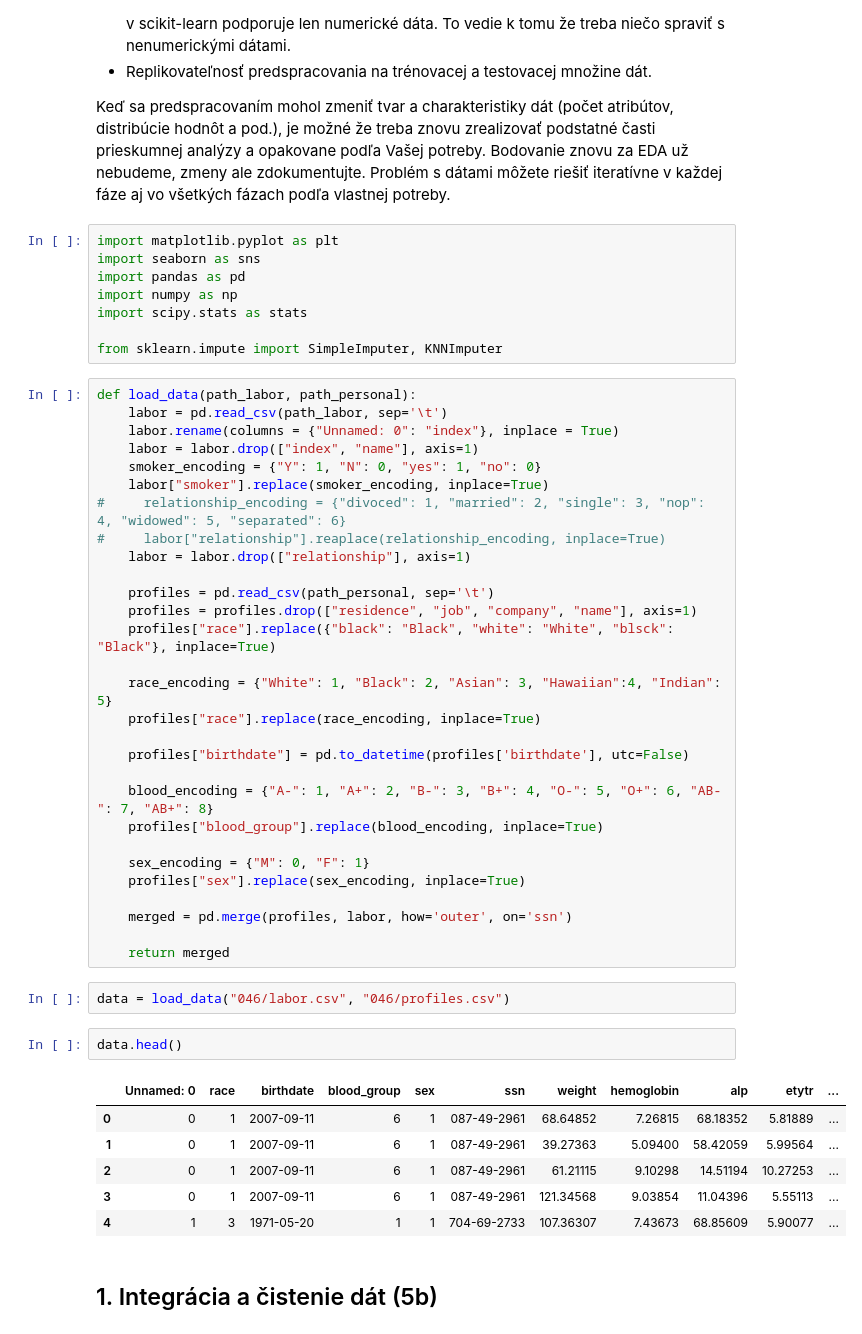
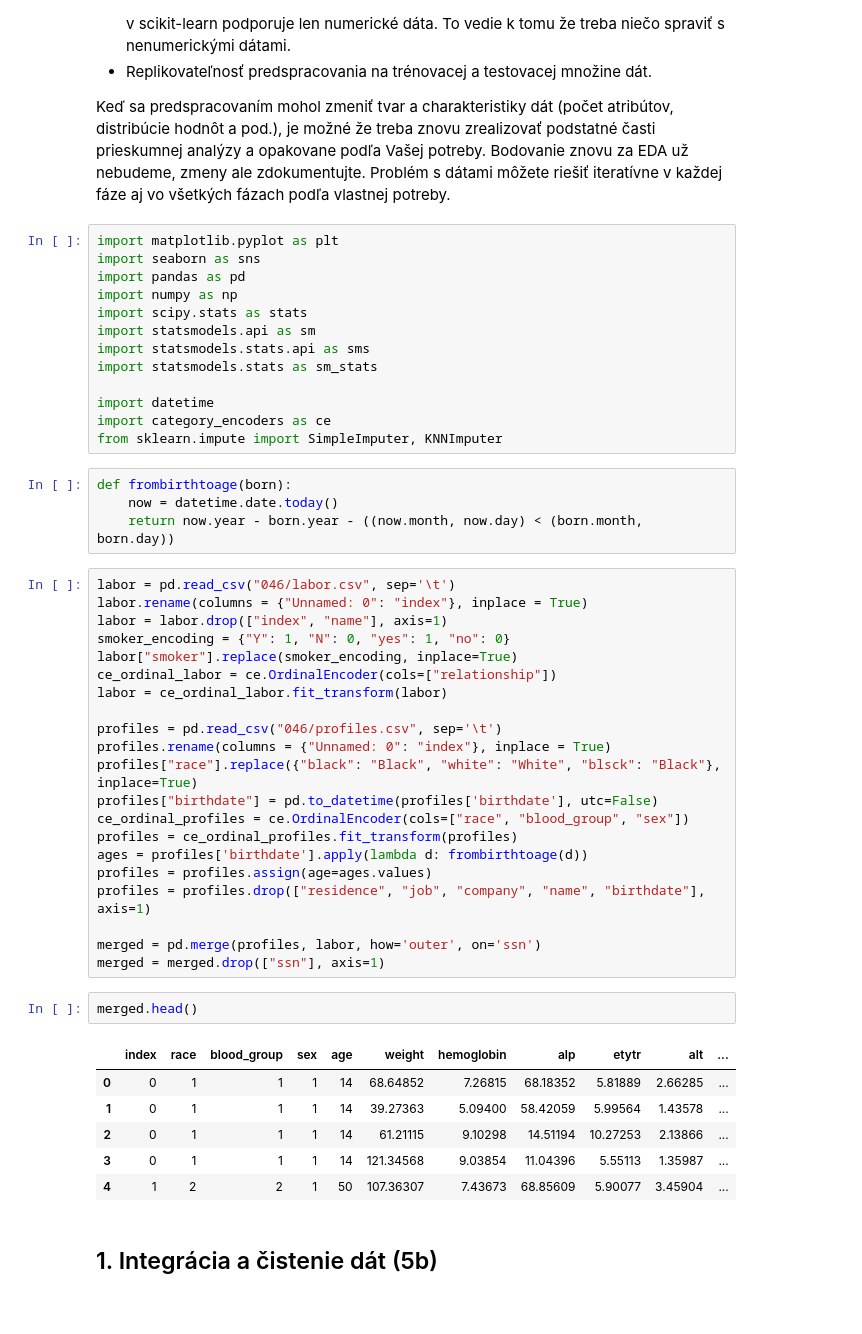
Before and after one commit to psmrecek/IAU-Projekt-ZS2021, a Jupyter notebook: Fáza 2 - Smreček.ipynb, the cells around one changed output. Drawn from its saved outputs; the diff is of its cells as text.

```diff
--- a/Fáza 2 - Smreček.ipynb
+++ b/Fáza 2 - Smreček.ipynb
@@ -15,48 +15,47 @@ import seaborn as sns
 import pandas as pd
 import numpy as np
 import scipy.stats as stats
+import statsmodels.api as sm
+import statsmodels.stats.api as sms
+import statsmodels.stats as sm_stats
 
+import datetime
+import category_encoders as ce
 from sklearn.impute import SimpleImputer, KNNImputer
+# %%
+def frombirthtoage(born):
+    now = datetime.date.today()
+    return now.year - born.year - ((now.month, now.day) < (born.month, born.day))
 # %%
-def load_data(path_labor, path_personal):
-    labor = pd.read_csv(path_labor, sep='\t')
-    labor.rename(columns = {"Unnamed: 0": "index"}, inplace = True)
-    labor = labor.drop(["index", "name"], axis=1)
-    smoker_encoding = {"Y": 1, "N": 0, "yes": 1, "no": 0}
-    labor["smoker"].replace(smoker_encoding, inplace=True)
-#     relationship_encoding = {"divoced": 1, "married": 2, "single": 3, "nop": 4, "widowed": 5, "separated": 6}
-#     labor["relationship"].reaplace(relationship_encoding, inplace=True)
-    labor = labor.drop(["relationship"], axis=1)
+labor = pd.read_csv("046/labor.csv", sep='\t')
+labor.rename(columns = {"Unnamed: 0": "index"}, inplace = True)
+labor = labor.drop(["index", "name"], axis=1)
+smoker_encoding = {"Y": 1, "N": 0, "yes": 1, "no": 0}
+labor["smoker"].replace(smoker_encoding, inplace=True)
+ce_ordinal_labor = ce.OrdinalEncoder(cols=["relationship"])
+labor = ce_ordinal_labor.fit_transform(labor)
 
-    profiles = pd.read_csv(path_personal, sep='\t')
-    profiles = profiles.drop(["residence", "job", "company", "name"], axis=1)
-    profiles["race"].replace({"black": "Black", "white": "White", "blsck": "Black"}, inplace=True)
+profiles = pd.read_csv("046/profiles.csv", sep='\t')
+profiles.rename(columns = {"Unnamed: 0": "index"}, inplace = True)
+profiles["race"].replace({"black": "Black", "white": "White", "blsck": "Black"}, inplace=True)
+profiles["birthdate"] = pd.to_datetime(profiles['birthdate'], utc=False)
+ce_ordinal_profiles = ce.OrdinalEncoder(cols=["race", "blood_group", "sex"])
+profiles = ce_ordinal_profiles.fit_transform(profiles)
+ages = profiles['birthdate'].apply(lambda d: frombirthtoage(d))
+profiles = profiles.assign(age=ages.values)
+profiles = profiles.drop(["residence", "job", "company", "name", "birthdate"], axis=1)
 
-    race_encoding = {"White": 1, "Black": 2, "Asian": 3, "Hawaiian":4, "Indian": 5}
-    profiles["race"].replace(race_encoding, inplace=True)
-
-    profiles["birthdate"] = pd.to_datetime(profiles['birthdate'], utc=False)
-
-    blood_encoding = {"A-": 1, "A+": 2, "B-": 3, "B+": 4, "O-": 5, "O+": 6, "AB-": 7, "AB+": 8}
-    profiles["blood_group"].replace(blood_encoding, inplace=True)
-
-    sex_encoding = {"M": 0, "F": 1}
-    profiles["sex"].replace(sex_encoding, inplace=True)
-
-    merged = pd.merge(profiles, labor, how='outer', on='ssn')
-
-    return merged
+merged = pd.merge(profiles, labor, how='outer', on='ssn')
+merged = merged.drop(["ssn"], axis=1)
-# %%
-data = load_data("046/labor.csv", "046/profiles.csv")
 # %%
-data.head()
+merged.head()
 # %% [output]
-|  | Unnamed: 0 | race | birthdate | blood_group | sex | ssn | weight | hemoglobin | alp | etytr | ... |
-| 0 | 0 | 1 | 2007-09-11 | 6 | 1 | 087-49-2961 | 68.64852 | 7.26815 | 68.18352 | 5.81889 | ... |
-| 1 | 0 | 1 | 2007-09-11 | 6 | 1 | 087-49-2961 | 39.27363 | 5.09400 | 58.42059 | 5.99564 | ... |
-| 2 | 0 | 1 | 2007-09-11 | 6 | 1 | 087-49-2961 | 61.21115 | 9.10298 | 14.51194 | 10.27253 | ... |
-| 3 | 0 | 1 | 2007-09-11 | 6 | 1 | 087-49-2961 | 121.34568 | 9.03854 | 11.04396 | 5.55113 | ... |
-| 4 | 1 | 3 | 1971-05-20 | 1 | 1 | 704-69-2733 | 107.36307 | 7.43673 | 68.85609 | 5.90077 | ... |
+|  | index | race | blood_group | sex | age | weight | hemoglobin | alp | etytr | alt | ... |
+| 0 | 0 | 1 | 1 | 1 | 14 | 68.64852 | 7.26815 | 68.18352 | 5.81889 | 2.66285 | ... |
+| 1 | 0 | 1 | 1 | 1 | 14 | 39.27363 | 5.09400 | 58.42059 | 5.99564 | 1.43578 | ... |
+| 2 | 0 | 1 | 1 | 1 | 14 | 61.21115 | 9.10298 | 14.51194 | 10.27253 | 2.13866 | ... |
+| 3 | 0 | 1 | 1 | 1 | 14 | 121.34568 | 9.03854 | 11.04396 | 5.55113 | 1.35987 | ... |
+| 4 | 1 | 2 | 2 | 1 | 50 | 107.36307 | 7.43673 | 68.85609 | 5.90077 | 3.45904 | ... |
 # %% [markdown]
 ## 1. Integrácia a čistenie dát (5b)
 # %% [markdown]
```
Also changed, not shown: parts of 30 cells of this notebook.
